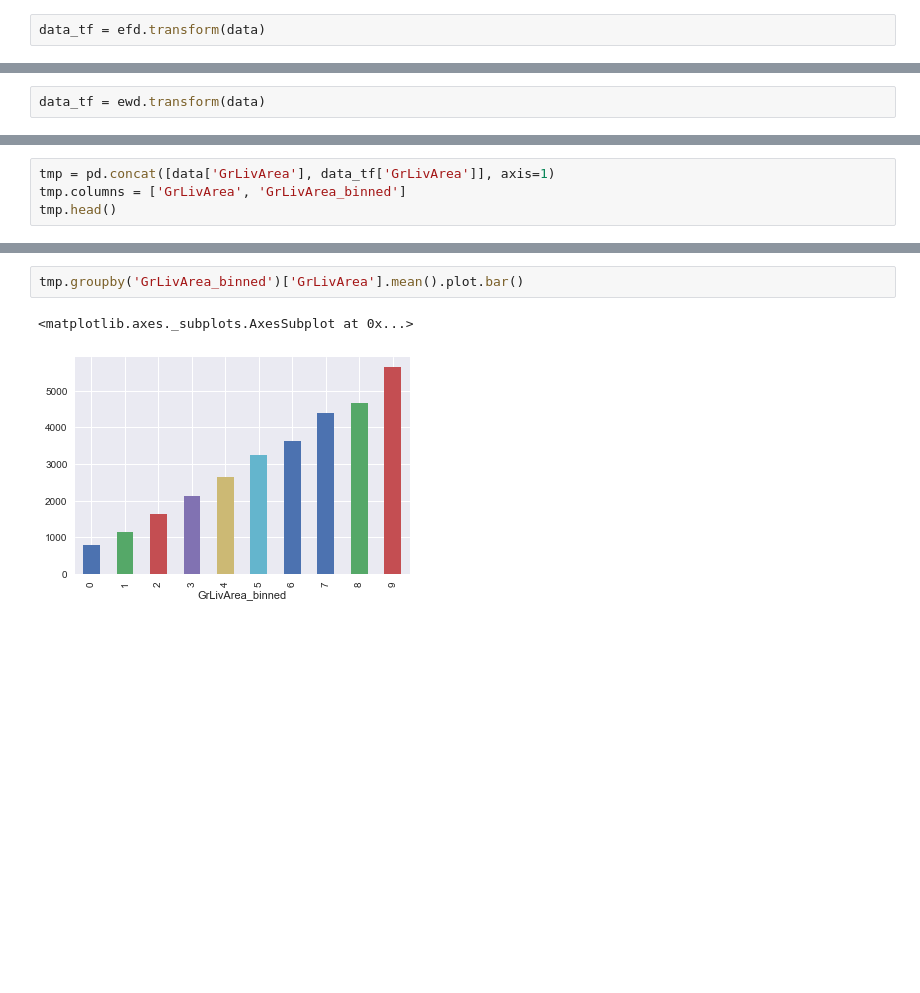
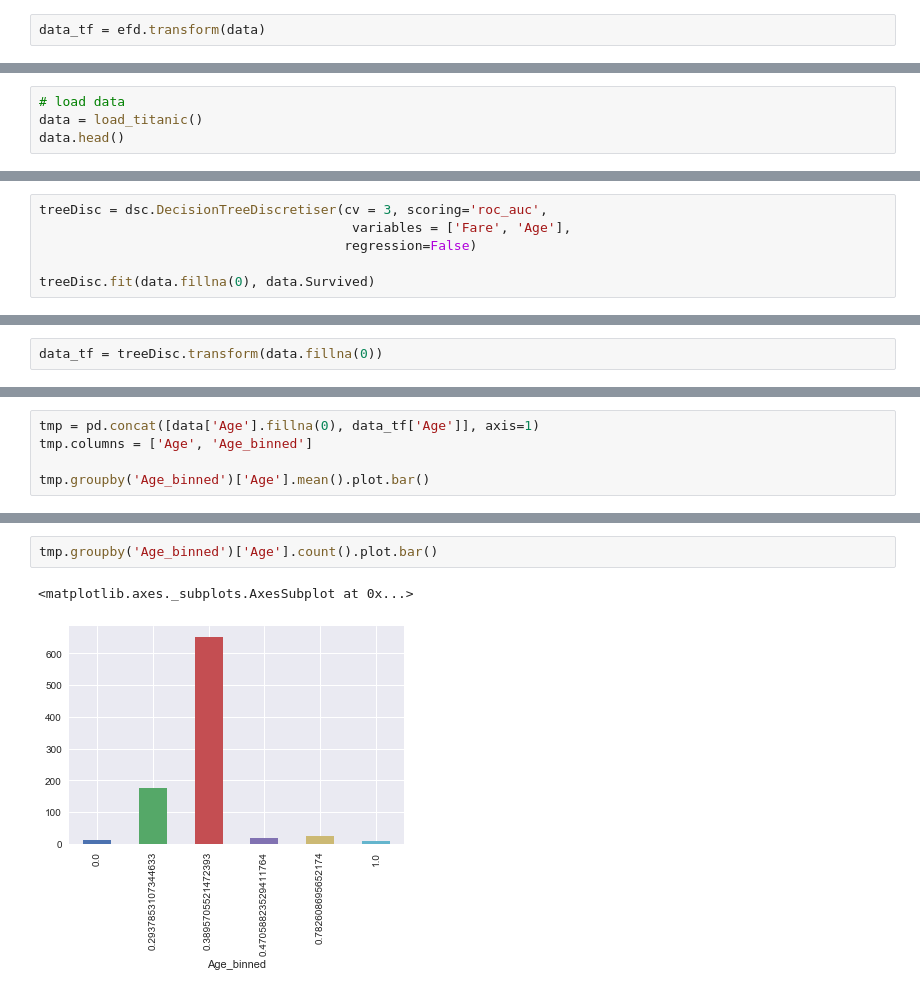
Before and after one commit to feature-engine/feature_engine, a Jupyter notebook: examples/discretisers.ipynb, the cells around one changed output, grey strips where cells are left out. Drawn from its saved outputs; the diff is of its cells as text; blank space fills up the shorter version.

```diff
--- a/examples/discretisers.ipynb
+++ b/examples/discretisers.ipynb
@@ -130,0 +291,4 @@ array([  328.692,   864.8  ,  1395.6  ,  1926.4  ,  2457.2  ,  2988.   ,
+# %%
+# load data
+data = load_titanic()
+data.head()
@@ -130,0 +302,6 @@ array([  328.692,   864.8  ,  1395.6  ,  1926.4  ,  2457.2  ,  2988.   ,
+# %%
+treeDisc = dsc.DecisionTreeDiscretiser(cv = 3, scoring='roc_auc',
+                                        variables = ['Fare', 'Age'],
+                                       regression=False)
+
+treeDisc.fit(data.fillna(0), data.Survived)
@@ -131,2 +324,2 @@ array([  328.692,   864.8  ,  1395.6  ,  1926.4  ,  2457.2  ,  2988.   ,
 # %%
-data_tf = ewd.transform(data)
+data_tf = treeDisc.transform(data.fillna(0))
@@ -137,5 +340,6 @@ array([2, 1, 3, 0, 4, 5, 6, 8, 7, 9], dtype=int64)
 # %%
-tmp = pd.concat([data['GrLivArea'], data_tf['GrLivArea']], axis=1)
-tmp.columns = ['GrLivArea', 'GrLivArea_binned']
-tmp.head()
+tmp = pd.concat([data['Age'].fillna(0), data_tf['Age']], axis=1)
+tmp.columns = ['Age', 'Age_binned']
+
+tmp.groupby('Age_binned')['Age'].mean().plot.bar()
 # %% [output]
@@ -148,5 +348,5 @@ tmp.head()
 # %%
-tmp.groupby('GrLivArea_binned')['GrLivArea'].mean().plot.bar()
+tmp.groupby('Age_binned')['Age'].count().plot.bar()
 # %% [output]
 <matplotlib.axes._subplots.AxesSubplot at 0x...>
-[figure, old version]
+[figure, new version]
```
Also changed, not shown: parts of 64 cells of this notebook, 13 other files.
